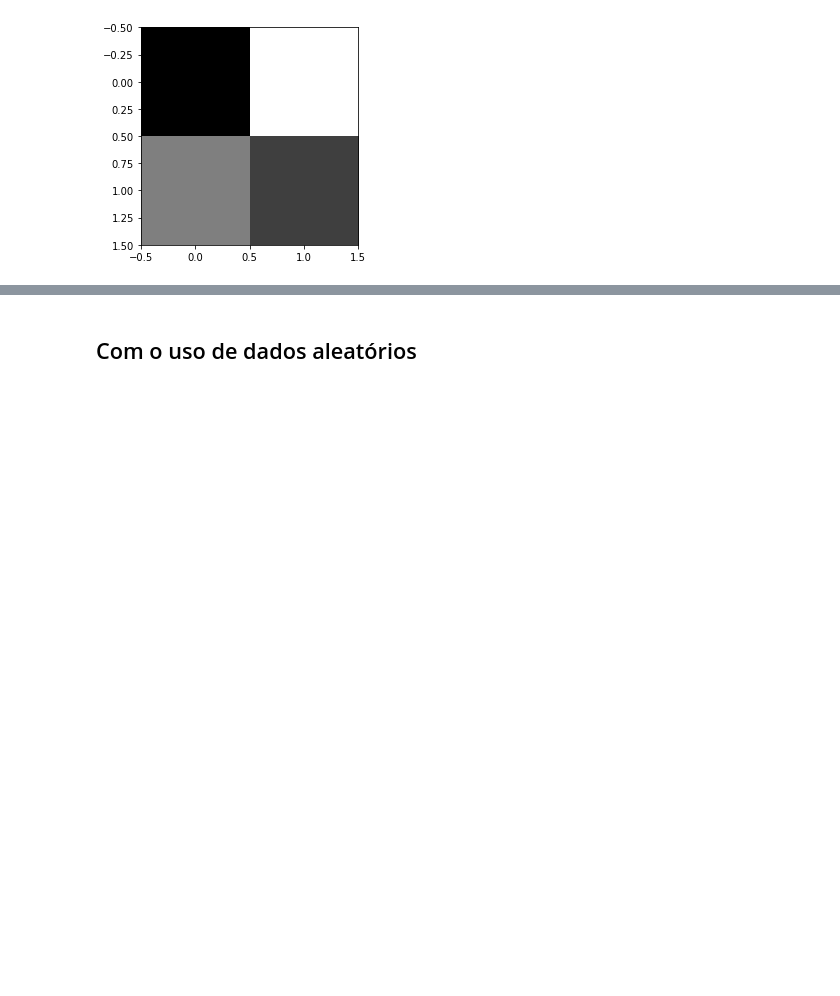
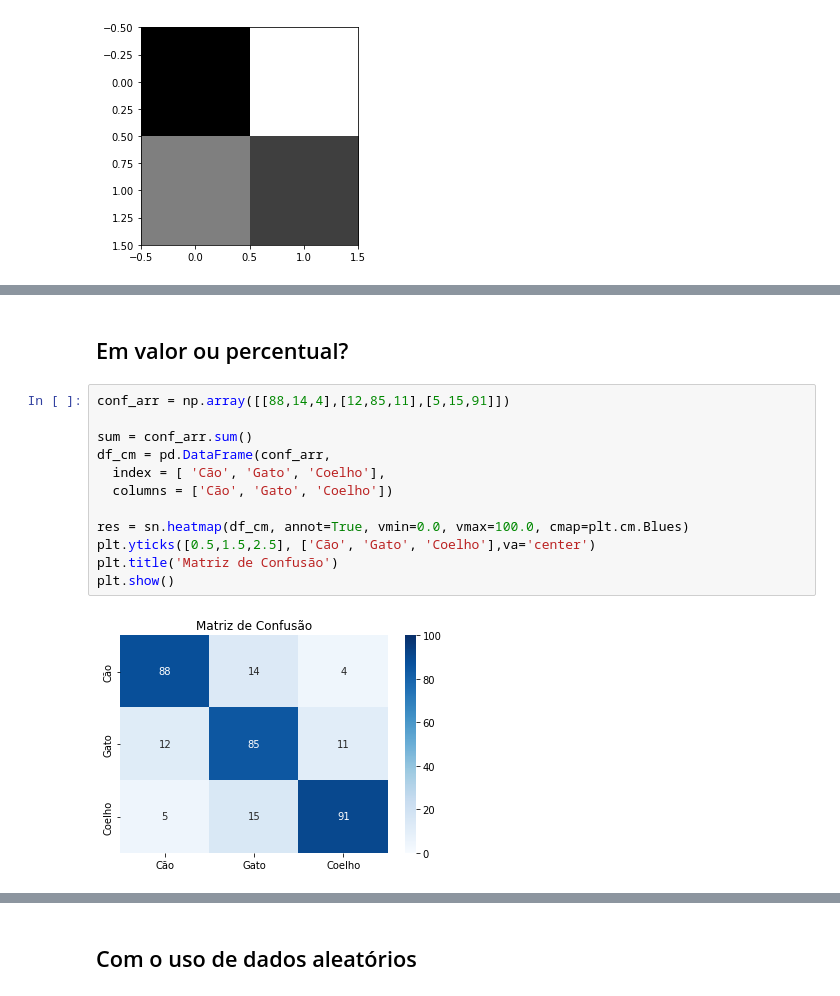
Before and after one commit to fernandoans/machinelearning, a Jupyter notebook: conceitos/ConfusionMatrix.ipynb, the cells around one changed output, grey strips where cells are left out. Cells and saved outputs as stored; diff of their text form; blank space fills up the shorter version.

Commit message:
Matriz de Confusão

```diff
--- a/conceitos/ConfusionMatrix.ipynb
+++ b/conceitos/ConfusionMatrix.ipynb
@@ -54,0 +57,16 @@ sn.heatmap(conf, annot=True, annot_kws={"size":12}, cmap=plt.cm.Blues)
+# %% [markdown]
+## Em valor ou percentual?
+# %%
+conf_arr = np.array([[88,14,4],[12,85,11],[5,15,91]])
+
+sum = conf_arr.sum()
+df_cm = pd.DataFrame(conf_arr,
+  index = [ 'Cão', 'Gato', 'Coelho'],
+  columns = ['Cão', 'Gato', 'Coelho'])
+
+res = sn.heatmap(df_cm, annot=True, vmin=0.0, vmax=100.0, cmap=plt.cm.Blues)
+plt.yticks([0.5,1.5,2.5], ['Cão', 'Gato', 'Coelho'],va='center')
+plt.title('Matriz de Confusão')
+plt.show()
+# %% [output]
+[figure, added]
```
Also changed, not shown: parts of 5 cells of this notebook, 1 other file.
